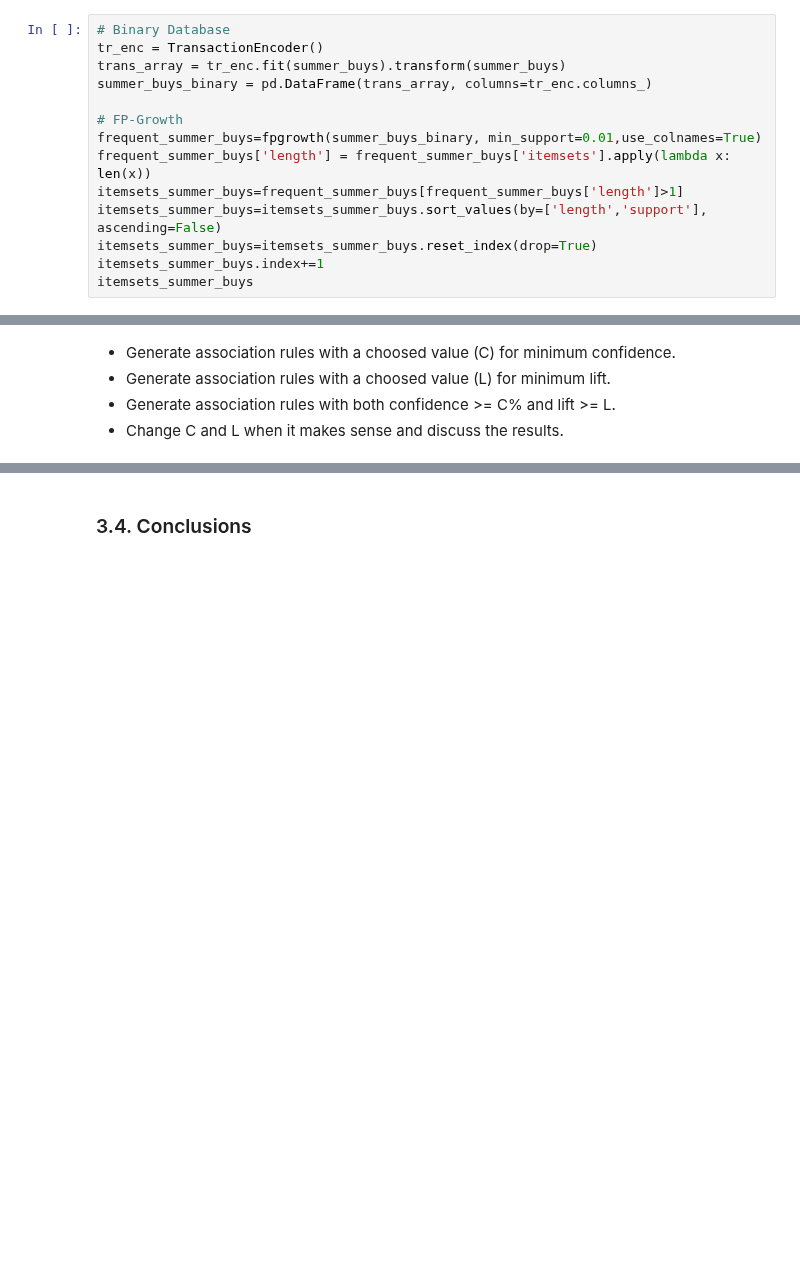
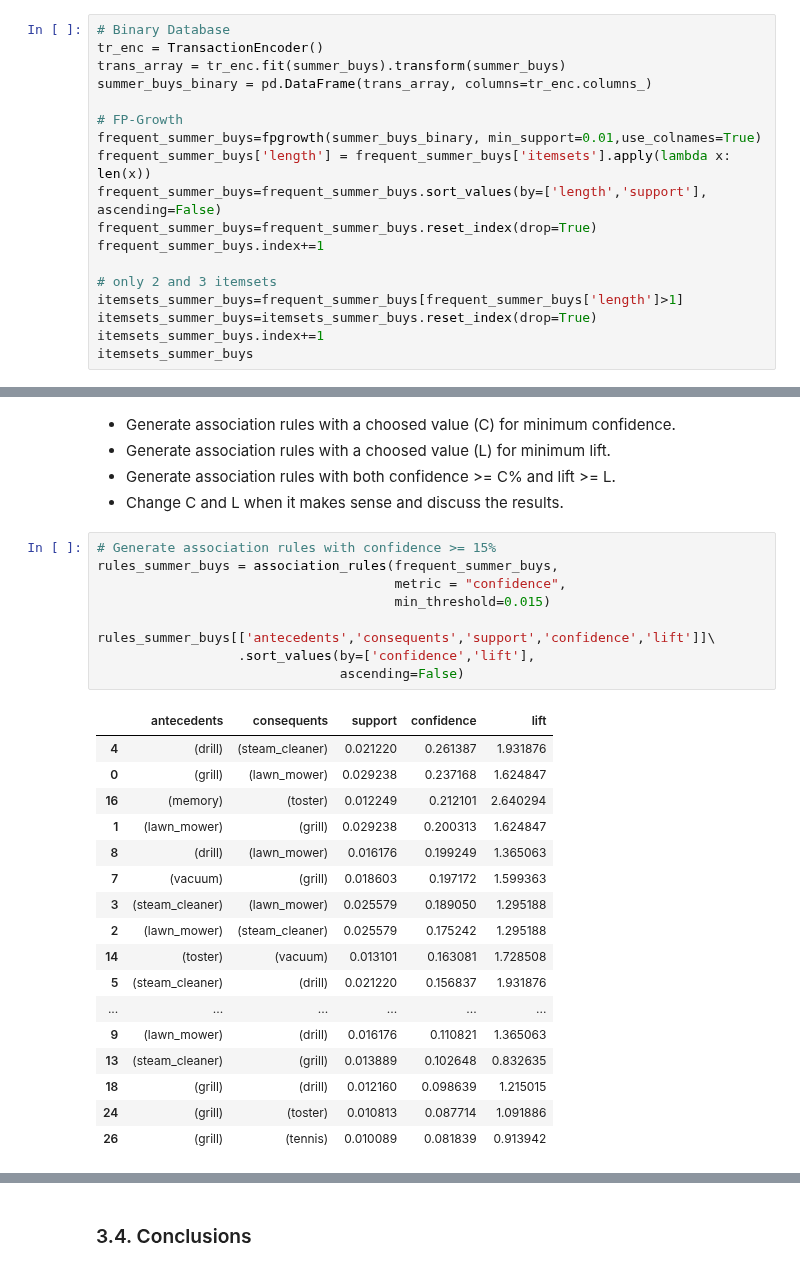
Before and after one commit to flpsantos3/PD_01, a Jupyter notebook: PD_202021_P1.ipynb, the cells around one changed output, grey strips where cells are left out. Cells and saved outputs as stored; diff of their text form; blank space fills up the shorter version.

```diff
--- a/PD_202021_P1.ipynb
+++ b/PD_202021_P1.ipynb
@@ -698,8 +698,12 @@ summer_buys_binary = pd.DataFrame(trans_array, columns=tr_enc.columns_)
 # FP-Growth
 frequent_summer_buys=fpgrowth(summer_buys_binary, min_support=0.01,use_colnames=True)
 frequent_summer_buys['length'] = frequent_summer_buys['itemsets'].apply(lambda x: len(x))
+frequent_summer_buys=frequent_summer_buys.sort_values(by=['length','support'], ascending=False)
+frequent_summer_buys=frequent_summer_buys.reset_index(drop=True)
+frequent_summer_buys.index+=1
+
+# only 2 and 3 itemsets
 itemsets_summer_buys=frequent_summer_buys[frequent_summer_buys['length']>1]
-itemsets_summer_buys=itemsets_summer_buys.sort_values(by=['length','support'], ascending=False)
 itemsets_summer_buys=itemsets_summer_buys.reset_index(drop=True)
 itemsets_summer_buys.index+=1
 itemsets_summer_buys
@@ -807,3 +823,30 @@ itemsets_spring_clicks
 * Generate association rules with a choosed value (L) for minimum lift.
 * Generate association rules with both confidence >= C% and lift >= L.
 * Change C and L when it makes sense and discuss the results.
+# %%
+# Generate association rules with confidence >= 15%
+rules_summer_buys = association_rules(frequent_summer_buys,
+                                      metric = "confidence",
+                                      min_threshold=0.015)
+
+rules_summer_buys[['antecedents','consequents','support','confidence','lift']]\
+                  .sort_values(by=['confidence','lift'],
+                               ascending=False)
+# %% [output]
+|  | antecedents | consequents | support | confidence | lift |
+| 4 | (drill) | (steam_cleaner) | 0.021220 | 0.261387 | 1.931876 |
+| 0 | (grill) | (lawn_mower) | 0.029238 | 0.237168 | 1.624847 |
+| 16 | (memory) | (toster) | 0.012249 | 0.212101 | 2.640294 |
+| 1 | (lawn_mower) | (grill) | 0.029238 | 0.200313 | 1.624847 |
+| 8 | (drill) | (lawn_mower) | 0.016176 | 0.199249 | 1.365063 |
+| 7 | (vacuum) | (grill) | 0.018603 | 0.197172 | 1.599363 |
+| 3 | (steam_cleaner) | (lawn_mower) | 0.025579 | 0.189050 | 1.295188 |
+| 2 | (lawn_mower) | (steam_cleaner) | 0.025579 | 0.175242 | 1.295188 |
+| 14 | (toster) | (vacuum) | 0.013101 | 0.163081 | 1.728508 |
+| 5 | (steam_cleaner) | (drill) | 0.021220 | 0.156837 | 1.931876 |
+| ... | ... | ... | ... | ... | ... |
+| 9 | (lawn_mower) | (drill) | 0.016176 | 0.110821 | 1.365063 |
+| 13 | (steam_cleaner) | (grill) | 0.013889 | 0.102648 | 0.832635 |
+| 18 | (grill) | (drill) | 0.012160 | 0.098639 | 1.215015 |
+| 24 | (grill) | (toster) | 0.010813 | 0.087714 | 1.091886 |
+| 26 | (grill) | (tennis) | 0.010089 | 0.081839 | 0.913942 |
```
Also changed, not shown: parts of 7 cells of this notebook.
